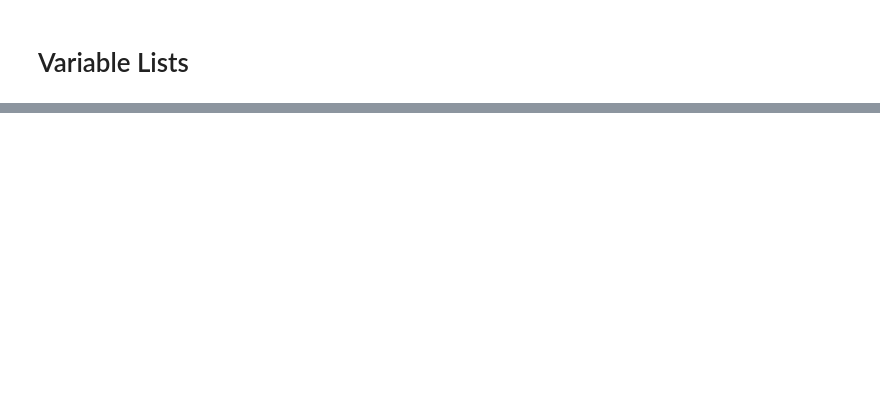
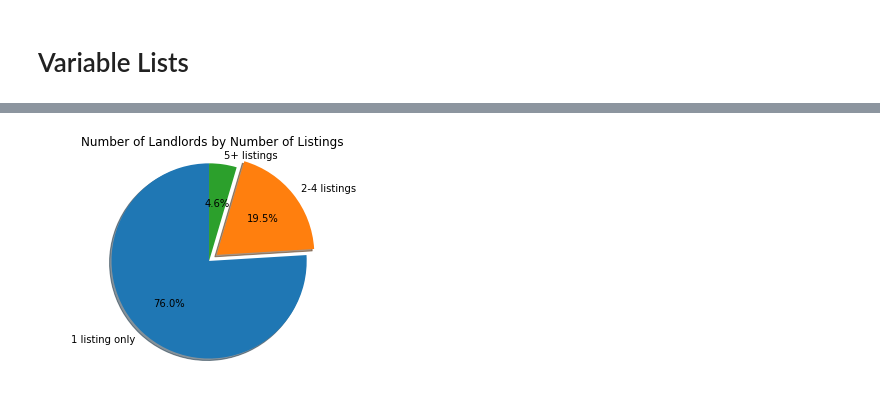
Before and after one commit to DerekTeed/project1_data, a Jupyter notebook: airbnbPy.ipynb, the cells around one changed output, grey strips where cells are left out. Cells and saved outputs as stored; diff of their text form; code cells hidden in the pictures; blank space fills up the shorter version.

```diff
--- a/airbnbPy.ipynb
+++ b/airbnbPy.ipynb
@@ -78,0 +82,35 @@ NameError: name 'g_key' is not defined
+# %%
+# Show the number of landlords by how many listings they have?
+host_number = air_df.groupby(['host_id'])
+# host_number = host_number.groupyby(['host_id'])
+host_number = host_number.count()
+#22274 hosts or landlords
+#host_number.count()
+
+host_number1 = host_number.loc[(host_number['id']) == 1]
+host_number1 = host_number1['id'].count()
+#16919 landlords with 1 listing only
+# host_number1
+
+host_number2 = host_number.loc[(host_number['id'] >= 2) & (host_number['id'] < 5)]
+host_number2 = host_number2['id'].count()
+#4339 landlords with 2-4 listings only
+# host_number2
+
+host_number5 = host_number.loc[(host_number['id'] >= 5)]
+host_number5 = host_number5['id'].count()
+#20 landlords with 50+ listings only
+# host_number5
+
+labels = '1 listing only', '2-4 listings', '5+ listings'
+sizes = [host_number1, host_number2, host_number5]
+explode = (0, 0.1, 0)  # only "explode" the 2nd slice (i.e. 'Hogs')
+
+fig1, ax1 = plt.subplots()
+ax1.pie(sizes, explode=explode, labels=labels, autopct='%1.1f%%',
+        shadow=True, startangle=90)
+ax1.axis('equal')  # Equal aspect ratio ensures that pie is drawn as a circle.
+plt.title("Number of Landlords by Number of Listings")
+plt.show()
+# %% [output]
+[figure, added]
```
Also changed, not shown: parts of 6 cells of this notebook.
